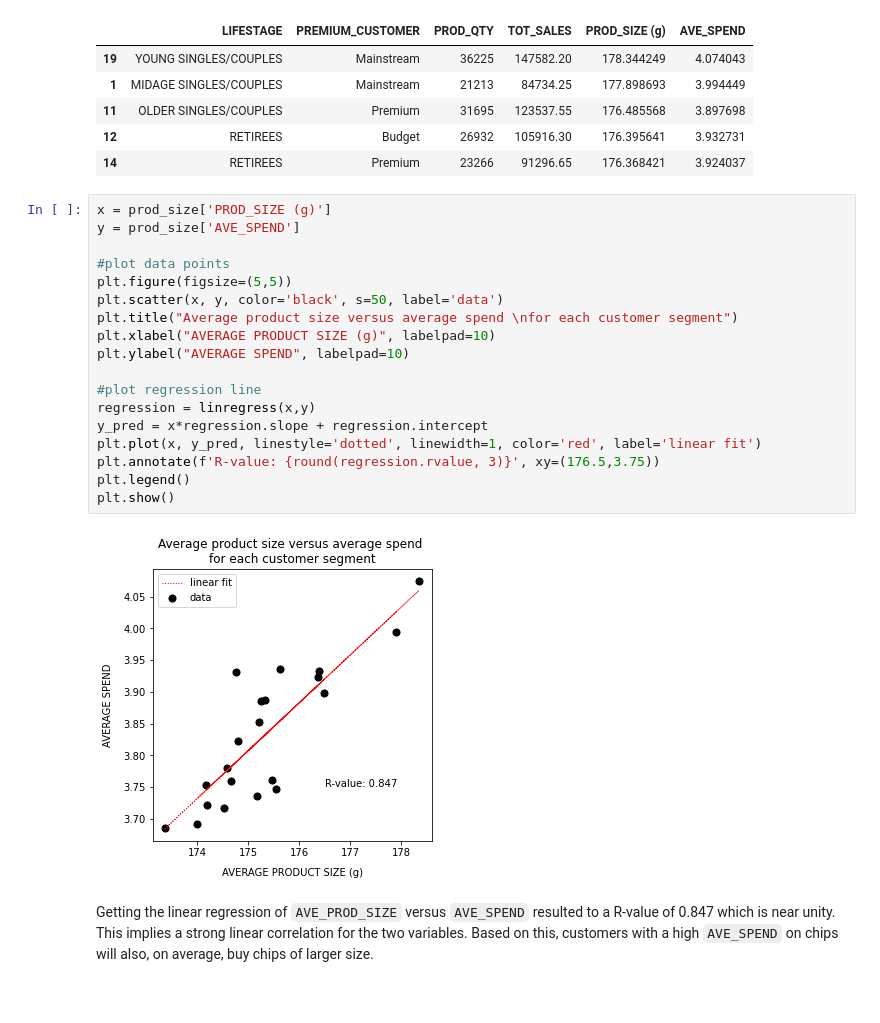
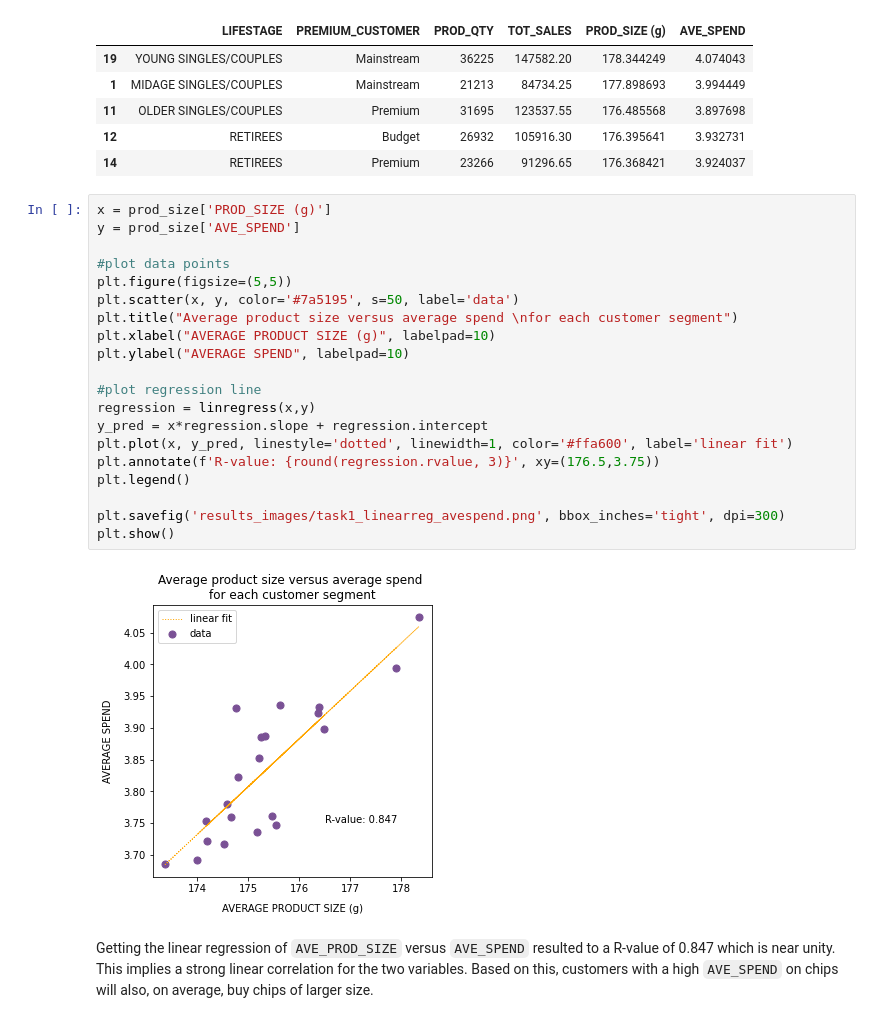
Before and after one commit to dherzey/Forage_Virtual_Internship, a Jupyter notebook: Quantium/Quantium_Task1.ipynb, the cells around one changed output. Drawn from its saved outputs; the diff is of its cells as text.

```diff
--- a/Quantium/Quantium_Task1.ipynb
+++ b/Quantium/Quantium_Task1.ipynb
@@ -717,23 +719,25 @@ prod_size.sort_values('PROD_SIZE (g)', ascending=False).head()
 # %%
 x = prod_size['PROD_SIZE (g)']
 y = prod_size['AVE_SPEND']
 
 #plot data points
 plt.figure(figsize=(5,5))
-plt.scatter(x, y, color='black', s=50, label='data')
+plt.scatter(x, y, color='#7a5195', s=50, label='data')
 plt.title("Average product size versus average spend \nfor each customer segment")
 plt.xlabel("AVERAGE PRODUCT SIZE (g)", labelpad=10)
 plt.ylabel("AVERAGE SPEND", labelpad=10)
 
 #plot regression line
 regression = linregress(x,y)
 y_pred = x*regression.slope + regression.intercept
-plt.plot(x, y_pred, linestyle='dotted', linewidth=1, color='red', label='linear fit')
+plt.plot(x, y_pred, linestyle='dotted', linewidth=1, color='#ffa600', label='linear fit')
 plt.annotate(f'R-value: {round(regression.rvalue, 3)}', xy=(176.5,3.75))
 plt.legend()
+
+plt.savefig('results_images/task1_linearreg_avespend.png', bbox_inches='tight', dpi=300)
 plt.show()
 # %% [output]
-[figure, old version]
+[figure, new version]
 # %% [markdown]
 Getting the linear regression of `AVE_PROD_SIZE` versus `AVE_SPEND` resulted to a R-value of 0.847 which is near unity. This implies a strong linear correlation for the two variables. Based on this, customers with a high `AVE_SPEND` on chips will also, on average, buy chips of larger size.
 # %% [markdown]
```
Also changed, not shown: parts of 7 cells of this notebook, 18 other files.
